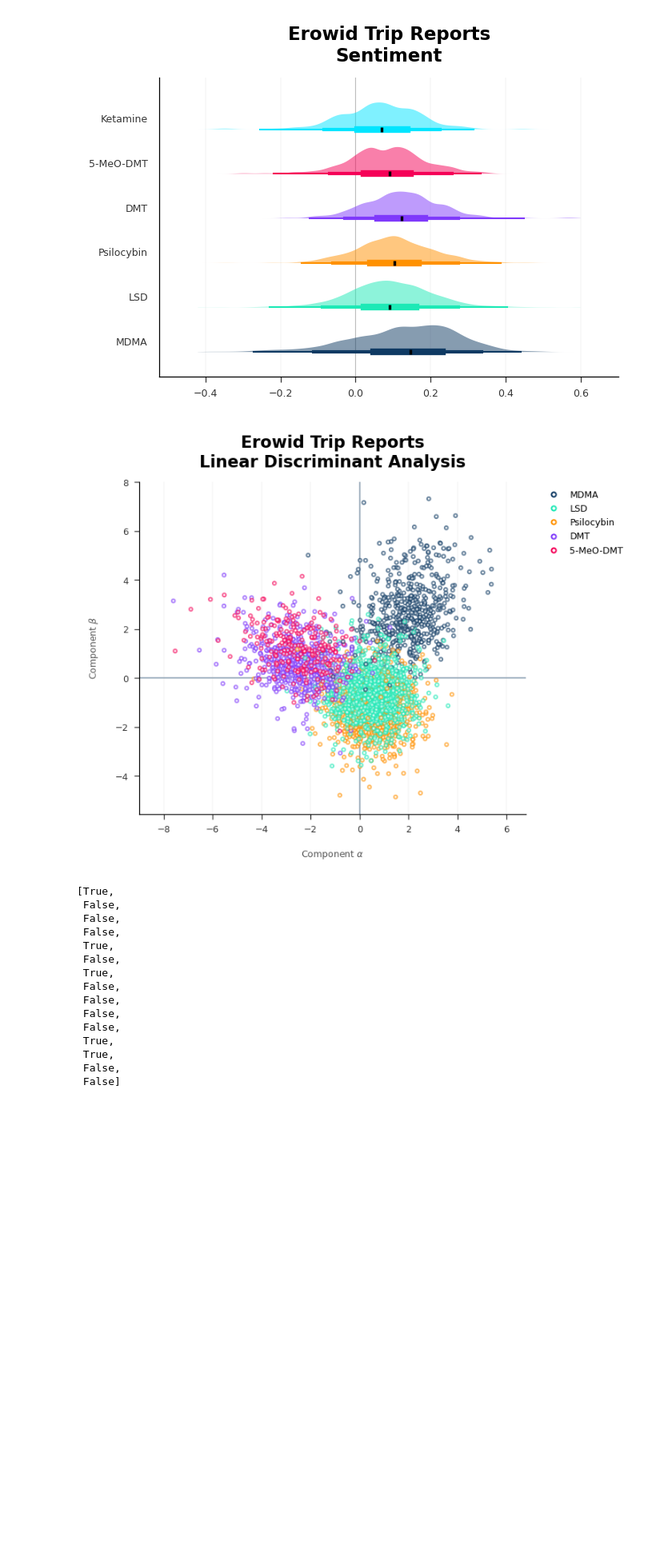
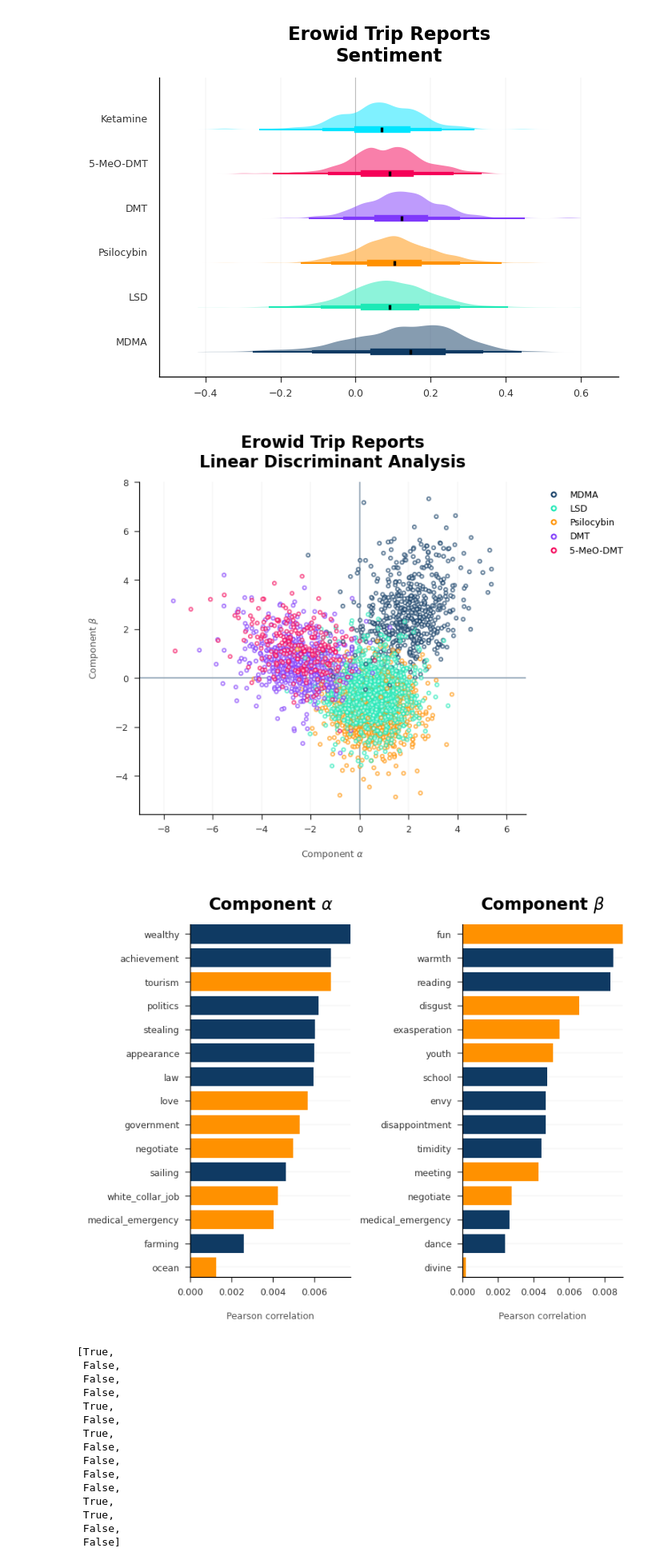
Before and after one commit to dlundgaard/QuantitativePhenomenology, a Jupyter notebook: nlp_analysis.ipynb, the cells around one changed output. Shown: that part at 80% size. Cells and saved outputs as stored; diff of their text form; code cells hidden in the pictures; blank space fills up the shorter version.

Commit message:
added LDA component loadings

```diff
--- a/nlp_analysis.ipynb
+++ b/nlp_analysis.ipynb
@@ -132,5 +125,5 @@ nlp.pipe_names
 
 # database.to_parquet("database_processed.parquet")
 # %%
-# database = pd.read_parquet("database_processed.parquet")
-# database
+database = pd.read_parquet("database_processed.parquet")
+database
@@ -217,7 +224,7 @@ compare_substances("sentiment", substance_subset=("MDMA", "Psilocybin", "LSD", "
 # %% [output]
 [figure]
 # %%
-def decompose(n_components = 2, method = "LDA", substance_subset = None):
+def decompose(n_components = 2, method = "LDA", substance_subset = None, show_loadings = False):
     data = database[database["substance"].isin(substance_subset)] if substance_subset else database
     data = data.sample(frac = 1, axis = 1)
 
@@ -245,34 +252,47 @@ def decompose(n_components = 2, method = "LDA", substance_subset = None):
     )
 
     ax.legend(
         handles = [lines.Line2D([], [], marker="o", color="w", label=substance, markeredgecolor=colormap.get(substance), markersize=3) for substance in data["substance"].unique()],
         loc = "upper center",
         bbox_to_anchor = (1.15, 1),
     )
 
     ax.axvline(x = 0, linewidth = 1, alpha = 0.4, zorder = -1)
     ax.axhline(y = 0, linewidth = 1, alpha = 0.4, zorder = -1)
 
     ax.set_xlabel(r"Component $\alpha$")
     ax.set_ylabel(r"Component $\beta$")
     ax.set_title("Erowid Trip Reports\nLinear Discriminant Analysis")
 
     ax.grid(which="both")
     ax.margins(x = 0.1, y = 0.1)
 
     # ax.set_xlim(-4, 4)
     # ax.set_ylim(-4, 4)
     ax.axis("equal")
     ax.set_aspect("equal", "datalim")
 
     plt.show()
 
+    fig, axes = plt.subplots(figsize=(5, 4), ncols = 2)
+    for component, ax in enumerate(axes):
+        component_name = f"comp_{component}"
+        loadings = data[[component_name] + [cat for cat in empath_lexicon.cats.keys()]].corr(method = "spearman")[component_name].drop(component_name).reset_index()
+        loadings["abs"] = loadings[component_name].abs()
+        loadings = loadings.sort_values("abs").head(15)
+        ax.barh(loadings["index"], loadings["abs"], color = loadings[component_name].apply(lambda val: "C0" if val > 0 else "C1"))
+        ax.set_title("Component " + {0: r"$\alpha$", 1: r"$\beta$"}[component])
+        ax.set_xlabel("Pearson correlation")
+        ax.margins(y = 0)
+
 # decompose()
 # decompose(substance_subset=("MDMA", "Psilocybin", "LSD", "DMT"))
-decompose(substance_subset=("MDMA", "Psilocybin", "LSD", "DMT", "5-MeO-DMT"))
+# decompose(substance_subset=("MDMA", "Psilocybin", "LSD", "DMT", "5-MeO-DMT"))
 # decompose(substance_subset=("MDMA", "Psilocybin", "LSD", "DMT", "5-MeO-DMT", "Ketamine"))
+decompose(substance_subset=("MDMA", "Psilocybin", "LSD", "DMT", "5-MeO-DMT"), show_loadings = True)
 # %% [output]
 [figure]
+[figure, added]
 # %%
 alternative_names = [
     "DMT",
```
Also changed, not shown: parts of 5 cells of this notebook.
